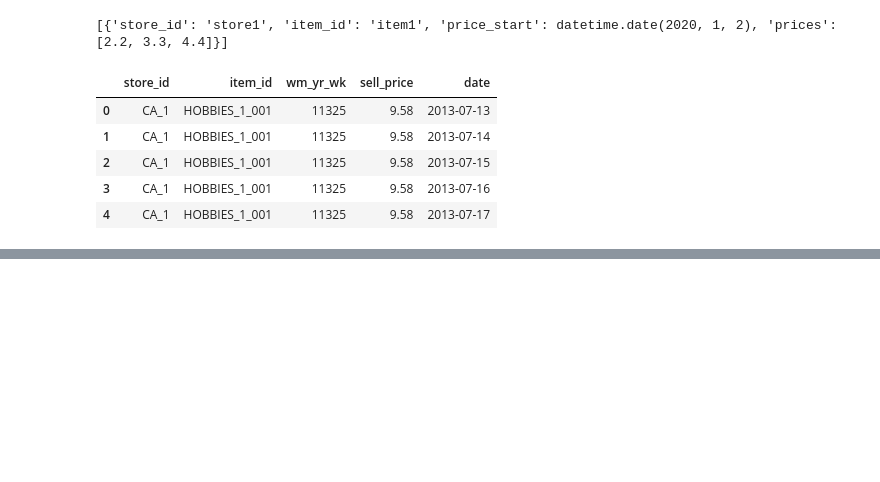
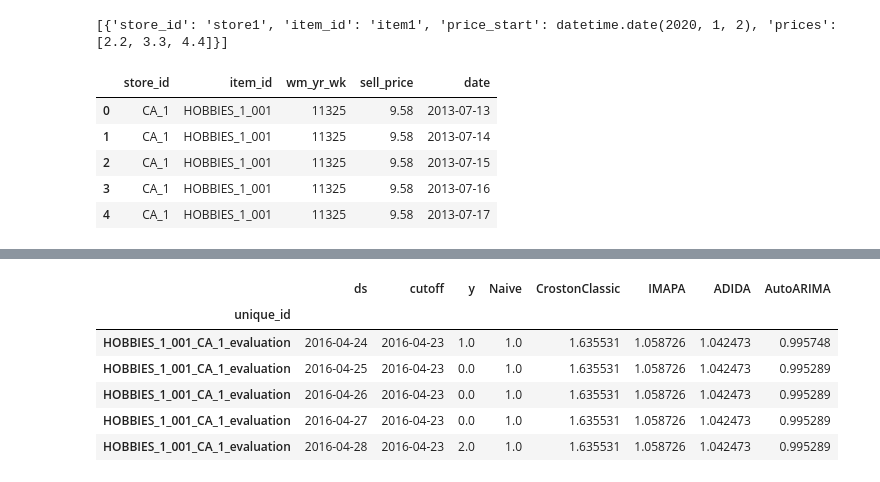
Before and after one commit to kvnkho/pydata-timeseries-forecasting, a Jupyter notebook: notebooks/05-running_with_dask_on_coiled.ipynb, the cells around one changed output, grey strips where cells are left out. Drawn from its saved outputs; the diff is of its cells as text; code cells hidden in the pictures; blank space fills up the shorter version.

```diff
--- a/notebooks/05-running_with_dask_on_coiled.ipynb
+++ b/notebooks/05-running_with_dask_on_coiled.ipynb
@@ -96,0 +95,2 @@ out.head()
+# %%
+combined = sales.merge(sell_prices, on=["item_id", "store_id"])
@@ -96,0 +104,14 @@ out.head()
+# %%
+def format_series(df:List[Dict[str,Any]]) -> pd.DataFrame:
+    row = df[0]
+    dr1 = pd.date_range(row["sales_start"],periods=len(row["sales"]), freq="d")
+    df = pd.DataFrame({"quantity":row["sales"]},index = dr1)
+    dr2 = pd.date_range(row["price_start"],periods=len(row["prices"]), freq="d")
+    df["price"] = pd.Series(row["prices"],index = dr2)
+    df=df.dropna().reset_index()
+    df.columns=["ds", "quantity", "price"]
+    df['unique_id'] = row['unique_id']
+    return df
+# %%
+test = format_series(combined.iloc[0:1].to_dict("records"))
+test.head()
@@ -96,0 +127,27 @@ out.head()
+# %%
+from statsforecast import StatsForecast
+from statsforecast.models import Naive, CrostonClassic, IMAPA, ADIDA, AutoARIMA
+
+def run_model_cv(df: pd.DataFrame):
+  sf = StatsForecast(df=df,
+      models=[Naive(),
+        CrostonClassic(),
+        IMAPA(),
+        ADIDA(),
+        AutoARIMA()
+    ],
+      freq="D",
+      n_jobs=1)
+
+  return sf.cross_validation(h=28, n_windows=2)
+# %%
+test2 = run_model_cv(test)
+test2.head()
+# %% [output]
+|  | ds | cutoff | y | Naive | CrostonClassic | IMAPA | ADIDA | AutoARIMA |
+| unique_id |  |  |  |  |  |  |  |  |
+| HOBBIES_1_001_CA_1_evaluation | 2016-04-24 | 2016-04-23 | 1.0 | 1.0 | 1.635531 | 1.058726 | 1.042473 | 0.995748 |
+| HOBBIES_1_001_CA_1_evaluation | 2016-04-25 | 2016-04-23 | 0.0 | 1.0 | 1.635531 | 1.058726 | 1.042473 | 0.995289 |
+| HOBBIES_1_001_CA_1_evaluation | 2016-04-26 | 2016-04-23 | 0.0 | 1.0 | 1.635531 | 1.058726 | 1.042473 | 0.995289 |
+| HOBBIES_1_001_CA_1_evaluation | 2016-04-27 | 2016-04-23 | 0.0 | 1.0 | 1.635531 | 1.058726 | 1.042473 | 0.995289 |
+| HOBBIES_1_001_CA_1_evaluation | 2016-04-28 | 2016-04-23 | 2.0 | 1.0 | 1.635531 | 1.058726 | 1.042473 | 0.995289 |
```
Also changed, not shown: parts of 23 cells of this notebook, 3 other files.
